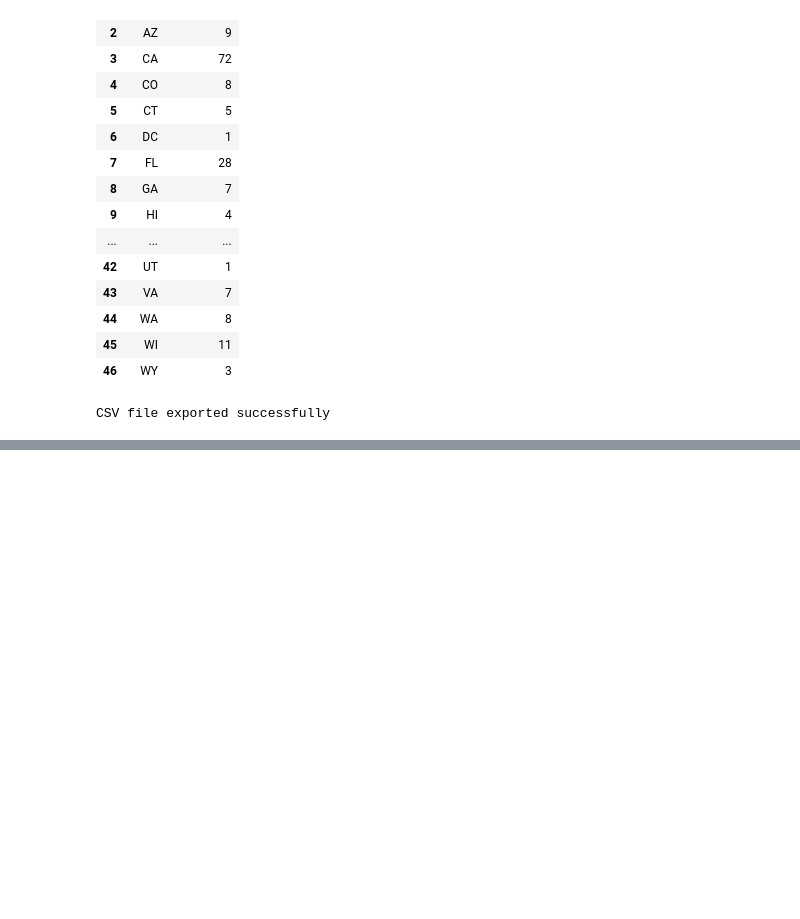
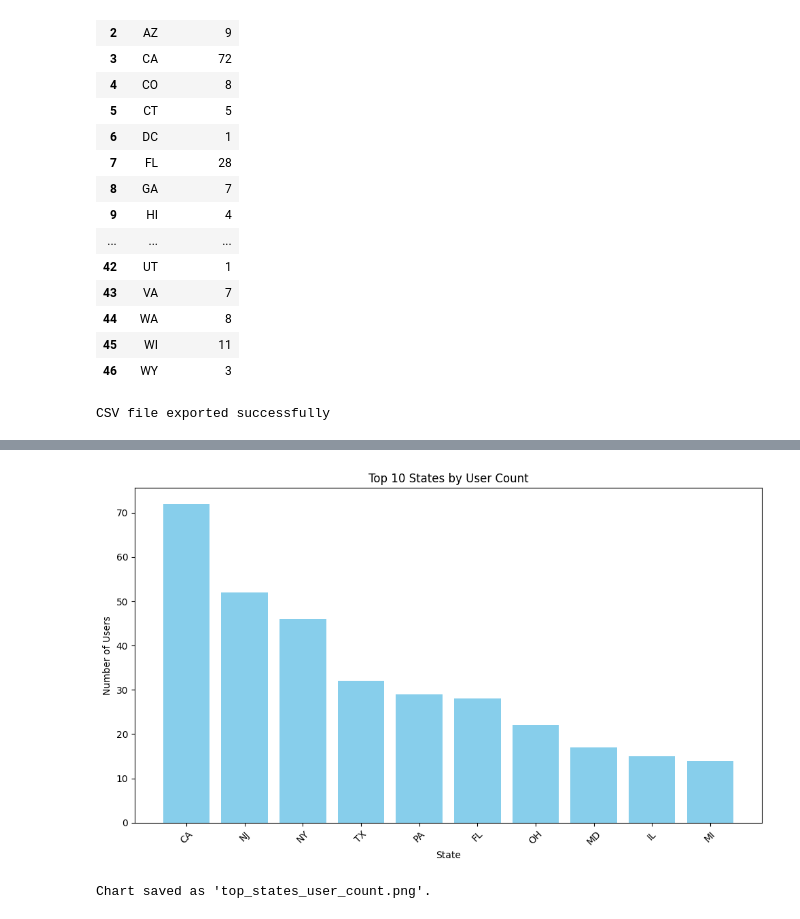
Before and after one commit to Ruchesingh/KMC-Python-Programming-SEEP-Mela-, a Jupyter notebook: users.ipynb, the cells around one changed output, grey strips where cells are left out. Cells and saved outputs as stored; diff of their text form; code cells hidden in the pictures; blank space fills up the shorter version.

```diff
--- a/users.ipynb
+++ b/users.ipynb
@@ -157,0 +181,16 @@ CSV file exported successfully
+# %%
+# Save charts as Image File
+top_states = state_counts.sort_values(by='user_count', ascending=False).head(10)
+plt.figure(figsize=(10, 6))
+plt.bar(top_states['state'], top_states['user_count'], color='skyblue')
+plt.xlabel('State')
+plt.ylabel('Number of Users')
+plt.title('Top 10 States by User Count')
+plt.xticks(rotation=45)
+plt.tight_layout()
+plt.savefig('top_states_user_count.png')
+plt.show()
+print("Chart saved as 'top_states_user_count.png'.")
+# %% [output]
+[figure, added]
+Chart saved as 'top_states_user_count.png'.
```
Also changed, not shown: parts of 2 cells of this notebook, 1 other file.
